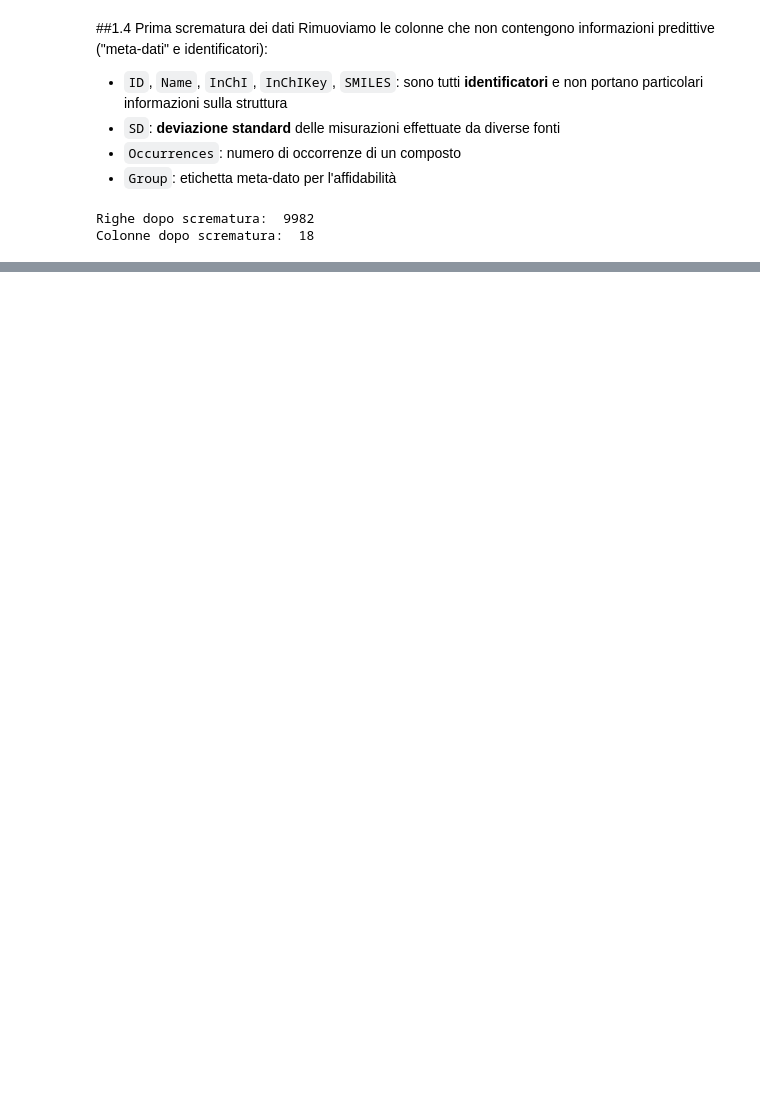
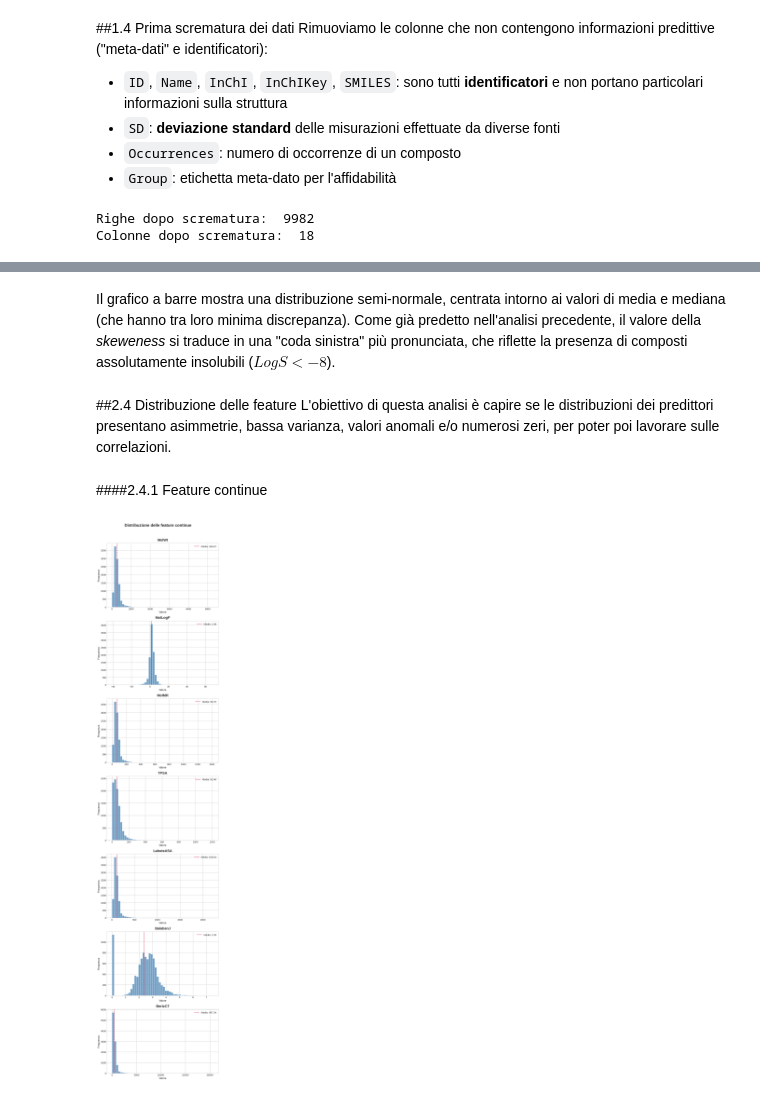
Before and after one commit to elettra-ven/DIA-Ventura-SolAq, a Jupyter notebook: SolAq_DIA_Ventura.ipynb, the cells around one changed output, grey strips where cells are left out. Drawn from its saved outputs; the diff is of its cells as text; code cells hidden in the pictures; blank space fills up the shorter version.

```diff
--- a/SolAq_DIA_Ventura.ipynb
+++ b/SolAq_DIA_Ventura.ipynb
@@ -104,0 +154,10 @@ Colonne dopo scrematura:  18
+# %%
+features_discrete = [
+    'HeavyAtomCount', 'NumHAcceptors', 'NumHDonors', 'NumHeteroatoms',
+    'NumRotatableBonds', 'NumValenceElectrons', 'NumAromaticRings',
+    'NumSaturatedRings', 'NumAliphaticRings', 'RingCount'
+]
+df[features_discrete] = df[features_discrete].astype('int64')
+
+print("Nuova verifica dei tipi di dato:")
+print(df.dtypes.to_string())
@@ -104,0 +311,42 @@ Colonne dopo scrematura:  18
+# %% [markdown]
+Il grafico a barre mostra una distribuzione semi-normale, centrata intorno ai valori di media e mediana (che hanno tra loro minima discrepanza).
+Come già predetto nell'analisi precedente, il valore della *skeweness* si traduce in una "coda sinistra" più pronunciata, che riflette la presenza di composti assolutamente insolubili ($LogS < -8$).
+# %% [markdown]
+##2.4 Distribuzione delle feature
+L'obiettivo di questa analisi è capire se le distribuzioni dei predittori presentano asimmetrie, bassa varianza, valori anomali e/o numerosi zeri, per poter poi lavorare sulle correlazioni.
+# %% [markdown]
+####2.4.1 Feature continue
+# %%
+features_continuous = [
+    'MolWt', 'MolLogP', 'MolMR', 'TPSA', 'LabuteASA', 'BalabanJ', 'BertzCT'
+]
+# %%
+def plot_features_his(features, title):
+    num_feat = len(features)
+    if num_feat == 0:
+        print("Nessuna feature fornita.")
+        return
+    fig, axes = plt.subplots(num_feat, 1, figsize=(8, 5 * num_feat))
+    if num_feat == 1:
+        axes = np.array([axes])
+
+    for ax, col in zip(axes.ravel(), features):
+        sns.histplot(df[col], bins=50, color="steelblue", ax=ax, edgecolor="white", alpha=0.75)
+
+        mean_val = df[col].mean()
+        ax.axvline(mean_val, color="crimson", linestyle="--", linewidth=1.5,
+                   label=f"Media: {mean_val:.2f}")
+
+        ax.set_title(col, fontsize=16, fontweight="bold", pad=10)
+        ax.set_xlabel("Valore", fontsize=12)
+        ax.set_ylabel("Frequenza", fontsize=12)
+        ax.tick_params(labelsize=11)
+        ax.legend(fontsize=11, loc="upper right")
+
+    plt.suptitle(title, fontsize=18, fontweight="bold", y=1.01)
+    plt.tight_layout()
+    plt.show()
+# %%
+plot_features_his(features_continuous, "Distribuzione delle feature continue")
+# %% [output]
+[figure, added]
```
Also changed, not shown: parts of 42 cells of this notebook.
